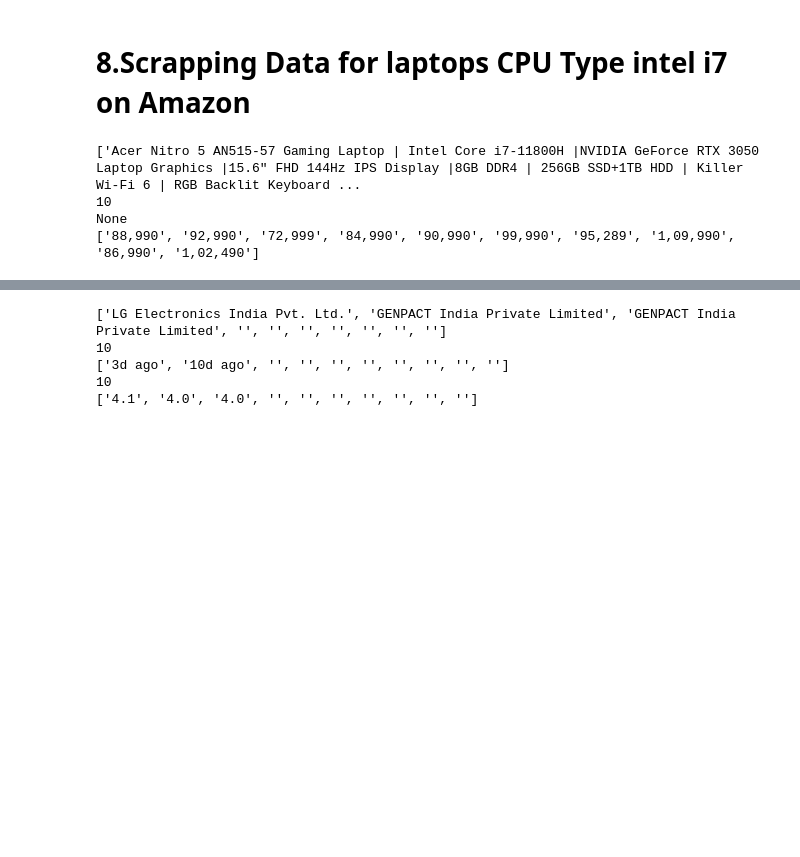
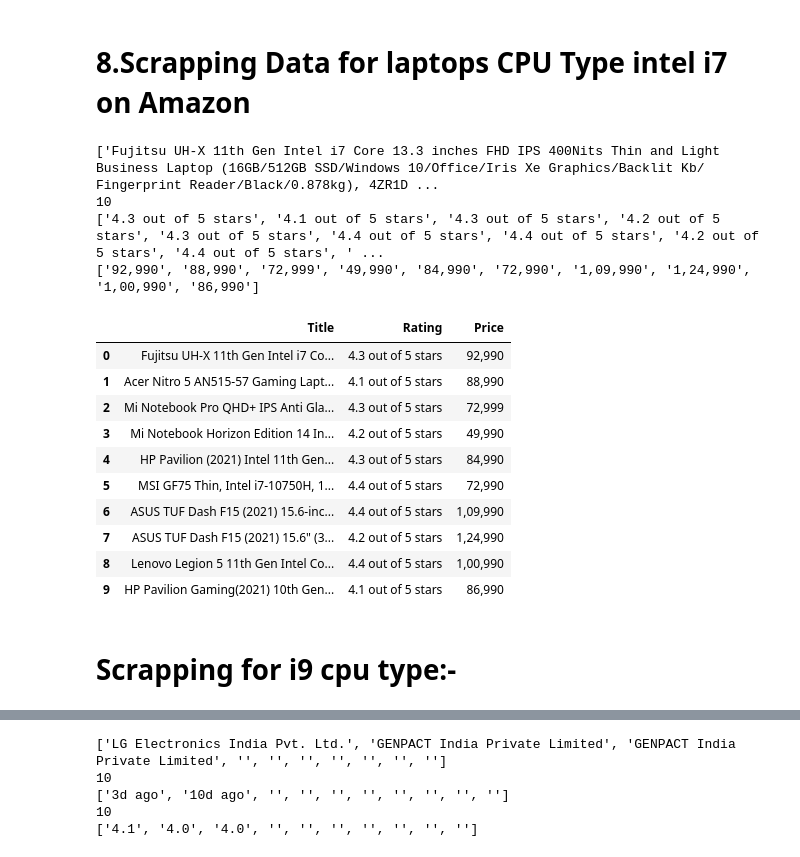
Before and after one commit to swatigithubprofile2021/Internship, a Jupyter notebook: Selenium_Assignment.ipynb, the cells around one changed output, grey strips where cells are left out. Cells and saved outputs as stored; diff of their text form; code cells hidden in the pictures; blank space fills up the shorter version.

```diff
--- a/Selenium_Assignment.ipynb
+++ b/Selenium_Assignment.ipynb
@@ -1514,33 +1527,55 @@ driver.get("https://www.amazon.in/s?k=laptop&rh=n%3A1375424031%2Cp_n_feature_thi
 # %%
 ## Making empty lists for Title,ratings and Price :-
 title =[]
 ratings =[]
 price =[]
 
 #### Scrapping title data for laptop cpu type i7:-
 title_tags = driver.find_elements_by_xpath("//span[@class='a-size-medium a-color-base a-text-normal']")
 for i in title_tags:
     title.append(i.text)
 print(title[:10])
 print(len(title[:10]))
 
 ### Scrapping ratings data for Laptop cpu type i7:-
-rat = driver.find_element_by_xpath("//span[@class='a-icon-alt']")
-print(rat)
+rat_link = driver.find_elements_by_xpath("//div[@class='a-section a-spacing-none a-spacing-top-micro']//div[@class='a-row a-size-small']/span")
+
+#print(rat.get_attribute('aria-label'))
 # for i in rat:
-#     #print(i.text)
-#     ratings.append(i.text)
-
+#     ratings.append(i.get_attribute('aria-label'))
 # print(ratings)
-
+for rating in rat_link:
+    ratings.append(rating.get_attribute('aria-label'))
+print(ratings[0:20:2])
 
 
 pp = driver.find_elements_by_xpath("//span[@class='a-price-whole']")
 for i in pp:
     price.append(i.text)
 print(price[:10])
+
+#### Making dataframe:-
+laptop_df = pd.DataFrame({'Title':title[:10],
+                          'Rating':ratings[0:20:2],
+                          'Price':price[:10]
+
+                         })
+laptop_df
 # %% [output]
-['Acer Nitro 5 AN515-57 Gaming Laptop | Intel Core i7-11800H |NVIDIA GeForce RTX 3050 Laptop Graphics |15.6" FHD 144Hz IPS Display |8GB DDR4 | 256GB SSD+1TB HDD | Killer Wi-Fi 6 | RGB Backlit Keyboard ...
+['Fujitsu UH-X 11th Gen Intel i7 Core 13.3 inches FHD IPS 400Nits Thin and Light Business Laptop (16GB/512GB SSD/Windows 10/Office/Iris Xe Graphics/Backlit Kb/ Fingerprint Reader/Black/0.878kg), 4ZR1D ...
 10
-None
-['88,990', '92,990', '72,999', '84,990', '90,990', '99,990', '95,289', '1,09,990', '86,990', '1,02,490']
+['4.3 out of 5 stars', '4.1 out of 5 stars', '4.3 out of 5 stars', '4.2 out of 5 stars', '4.3 out of 5 stars', '4.4 out of 5 stars', '4.4 out of 5 stars', '4.2 out of 5 stars', '4.4 out of 5 stars', ' ...
+['92,990', '88,990', '72,999', '49,990', '84,990', '72,990', '1,09,990', '1,24,990', '1,00,990', '86,990']
+|  | Title | Rating | Price |
+| 0 | Fujitsu UH-X 11th Gen Intel i7 Co... | 4.3 out of 5 stars | 92,990 |
+| 1 | Acer Nitro 5 AN515-57 Gaming Lapt... | 4.1 out of 5 stars | 88,990 |
+| 2 | Mi Notebook Pro QHD+ IPS Anti Gla... | 4.3 out of 5 stars | 72,999 |
+| 3 | Mi Notebook Horizon Edition 14 In... | 4.2 out of 5 stars | 49,990 |
+| 4 | HP Pavilion (2021) Intel 11th Gen... | 4.3 out of 5 stars | 84,990 |
+| 5 | MSI GF75 Thin, Intel i7-10750H, 1... | 4.4 out of 5 stars | 72,990 |
+| 6 | ASUS TUF Dash F15 (2021) 15.6-inc... | 4.4 out of 5 stars | 1,09,990 |
+| 7 | ASUS TUF Dash F15 (2021) 15.6" (3... | 4.2 out of 5 stars | 1,24,990 |
+| 8 | Lenovo Legion 5 11th Gen Intel Co... | 4.4 out of 5 stars | 1,00,990 |
+| 9 | HP Pavilion Gaming(2021) 10th Gen... | 4.1 out of 5 stars | 86,990 |
+# %% [markdown]
+# Scrapping for i9 cpu type:-
```
Also changed, not shown: parts of 6 cells of this notebook.
